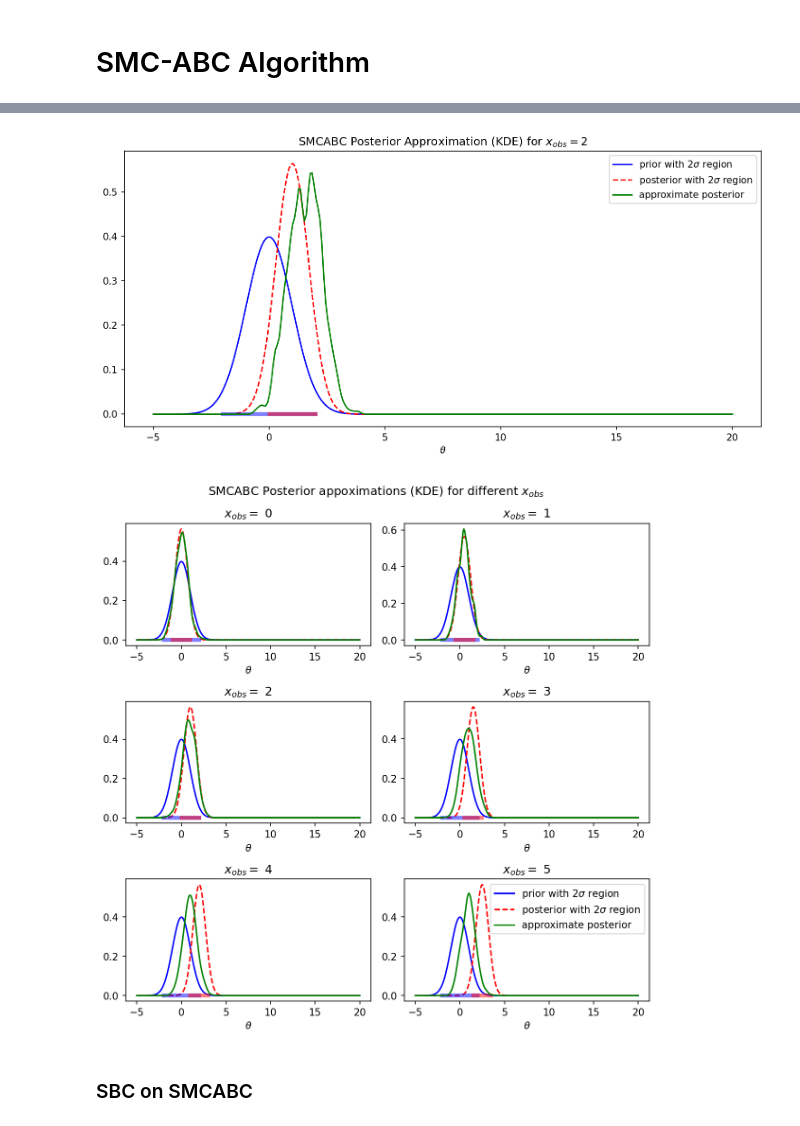
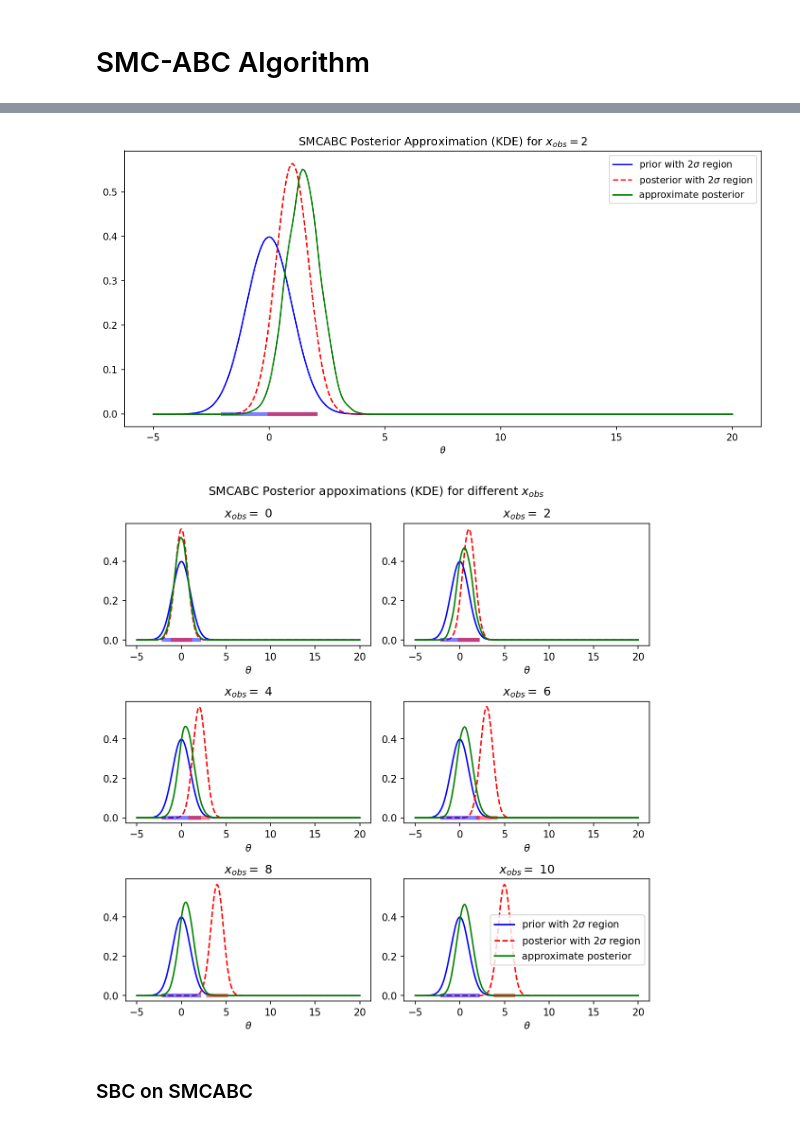
Before and after one commit to kaisamaroo/SBC-SBI, a Jupyter notebook: notebooks/toy_examples/norm_norm_far_1d/smc_abc.ipynb, the cells around one changed output, grey strips where cells are left out. Saved outputs shown, nothing was run; the diff lists cells and outputs as text; code cells hidden in the pictures.

```diff
--- a/notebooks/toy_examples/norm_norm_far_1d/smc_abc.ipynb
+++ b/notebooks/toy_examples/norm_norm_far_1d/smc_abc.ipynb
@@ -67,8 +65,8 @@ class SMCPosterior:
         # Return log probability of given parameters
         return torch.exp(kde_wrapper.log_prob(theta))
 # %%
-num_particles = 1000
-num_initial_pop = 5000
-num_simulations = 100000
-epsilon_decay = 0.8
+num_particles = 10000
+num_initial_pop = 20000
+num_simulations = 500000
+epsilon_decay = 0.9
 posterior = SMCPosterior(num_particles, num_initial_pop, num_simulations, epsilon_decay)
@@ -77,13 +98,13 @@ x_observed = 2 # Observed data
 theta_range = torch.linspace(-5,20,300).view(-1,1)
 plot_approximate_posterior(posterior.approximate_posterior, prior_pdf, posterior_pdf, theta_range, x_observed, title=r"SMCABC Posterior Approximation (KDE) for $x_{obs} = $" + f"{x_observed}")
 # %% [output]
-[figure, old version]
+[figure, new version]
 # %%
-x_observed_values = [0, 1, 2, 3, 4, 5]
+x_observed_values = [0, 2, 4, 6, 8, 10]
 theta_range = torch.linspace(-5,20,300).view(-1,1)
 plot_approximate_posterior(posterior.approximate_posterior, prior_pdf, posterior_pdf, theta_range, x_observed_values, title=r"SMCABC Posterior appoximations (KDE) for different $x_{obs}$")
 # %% [output]
-[figure, old version]
+[figure, new version]
 # %% [markdown]
 ### SBC on SMCABC
 # %%
```
Also changed, not shown: parts of 4 cells of this notebook, 28 other files.
